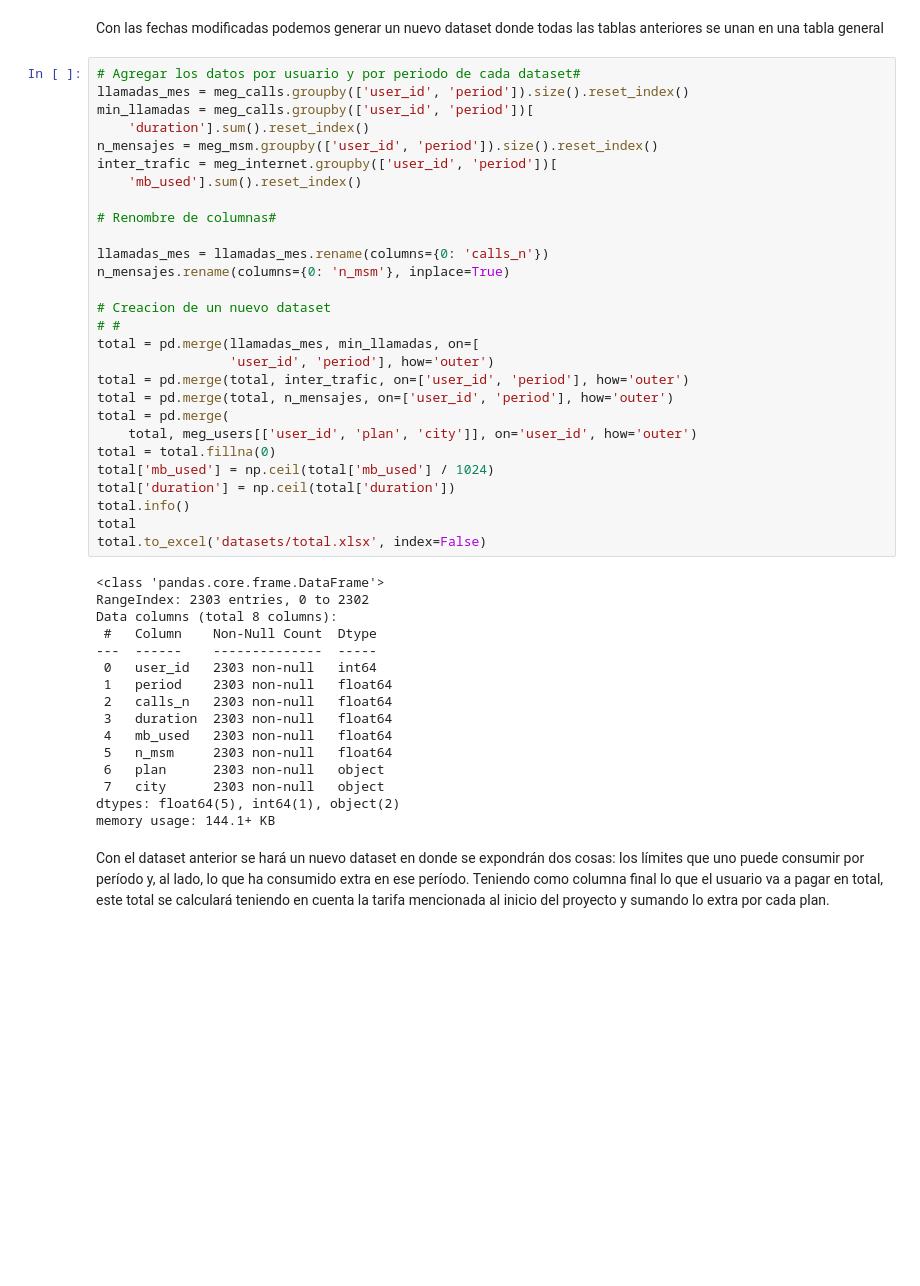
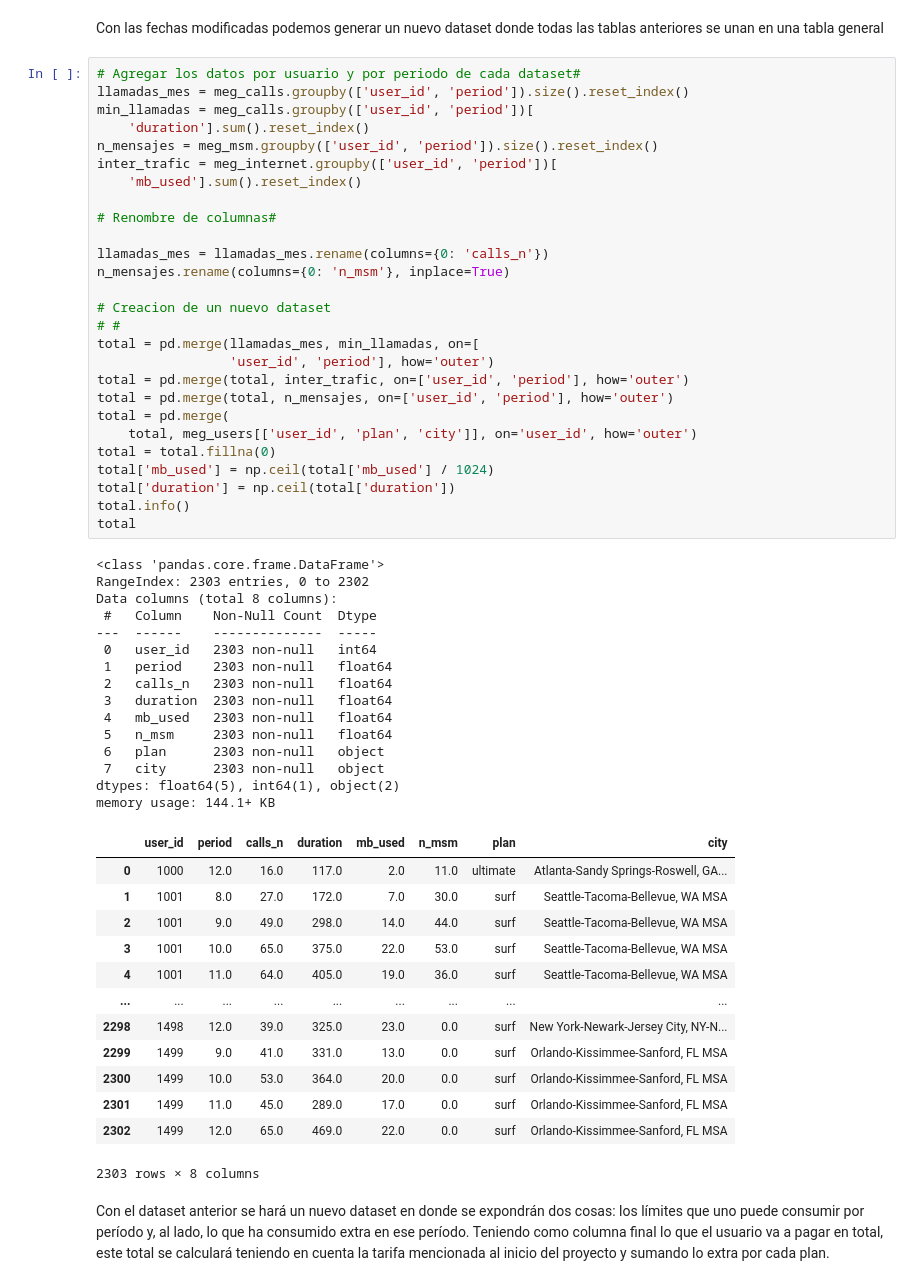
Before and after one commit to EladioVG/Project_1, a Jupyter notebook: Proyecto tecnico_v1(sin terminar).ipynb, the cells around one changed output. Cells and saved outputs as stored; diff of their text form; blank space fills up the shorter version.

```diff
--- a/Proyecto tecnico_v1(sin terminar).ipynb
+++ b/Proyecto tecnico_v1(sin terminar).ipynb
@@ -458,34 +458,46 @@ n_mensajes.rename(columns={0: 'n_msm'}, inplace=True)
 
 # Creacion de un nuevo dataset
 # #
 total = pd.merge(llamadas_mes, min_llamadas, on=[
                  'user_id', 'period'], how='outer')
 total = pd.merge(total, inter_trafic, on=['user_id', 'period'], how='outer')
 total = pd.merge(total, n_mensajes, on=['user_id', 'period'], how='outer')
 total = pd.merge(
     total, meg_users[['user_id', 'plan', 'city']], on='user_id', how='outer')
 total = total.fillna(0)
 total['mb_used'] = np.ceil(total['mb_used'] / 1024)
 total['duration'] = np.ceil(total['duration'])
 total.info()
 total
-total.to_excel('datasets/total.xlsx', index=False)
 # %% [output]
 <class 'pandas.core.frame.DataFrame'>
 RangeIndex: 2303 entries, 0 to 2302
 Data columns (total 8 columns):
  #   Column    Non-Null Count  Dtype
 ---  ------    --------------  -----
  0   user_id   2303 non-null   int64
  1   period    2303 non-null   float64
  2   calls_n   2303 non-null   float64
  3   duration  2303 non-null   float64
  4   mb_used   2303 non-null   float64
  5   n_msm     2303 non-null   float64
  6   plan      2303 non-null   object
  7   city      2303 non-null   object
 dtypes: float64(5), int64(1), object(2)
 memory usage: 144.1+ KB
+|  | user_id | period | calls_n | duration | mb_used | n_msm | plan | city |
+| 0 | 1000 | 12.0 | 16.0 | 117.0 | 2.0 | 11.0 | ultimate | Atlanta-Sandy Springs-Roswell, GA... |
+| 1 | 1001 | 8.0 | 27.0 | 172.0 | 7.0 | 30.0 | surf | Seattle-Tacoma-Bellevue, WA MSA |
+| 2 | 1001 | 9.0 | 49.0 | 298.0 | 14.0 | 44.0 | surf | Seattle-Tacoma-Bellevue, WA MSA |
+| 3 | 1001 | 10.0 | 65.0 | 375.0 | 22.0 | 53.0 | surf | Seattle-Tacoma-Bellevue, WA MSA |
+| 4 | 1001 | 11.0 | 64.0 | 405.0 | 19.0 | 36.0 | surf | Seattle-Tacoma-Bellevue, WA MSA |
+| ... | ... | ... | ... | ... | ... | ... | ... | ... |
+| 2298 | 1498 | 12.0 | 39.0 | 325.0 | 23.0 | 0.0 | surf | New York-Newark-Jersey City, NY-N... |
+| 2299 | 1499 | 9.0 | 41.0 | 331.0 | 13.0 | 0.0 | surf | Orlando-Kissimmee-Sanford, FL MSA |
+| 2300 | 1499 | 10.0 | 53.0 | 364.0 | 20.0 | 0.0 | surf | Orlando-Kissimmee-Sanford, FL MSA |
+| 2301 | 1499 | 11.0 | 45.0 | 289.0 | 17.0 | 0.0 | surf | Orlando-Kissimmee-Sanford, FL MSA |
+| 2302 | 1499 | 12.0 | 65.0 | 469.0 | 22.0 | 0.0 | surf | Orlando-Kissimmee-Sanford, FL MSA |
+2303 rows × 8 columns
 # %% [markdown]
 Con el dataset anterior se hará un nuevo dataset en donde se expondrán dos cosas: los límites que uno puede consumir por período y, al lado, lo que ha consumido extra en ese período. Teniendo como columna final lo que el usuario va a pagar en total, este total se calculará teniendo en cuenta la tarifa mencionada al inicio del proyecto y sumando lo extra por cada plan.
 # %%
```
Also changed, not shown: parts of 30 cells of this notebook, 1 other file.
